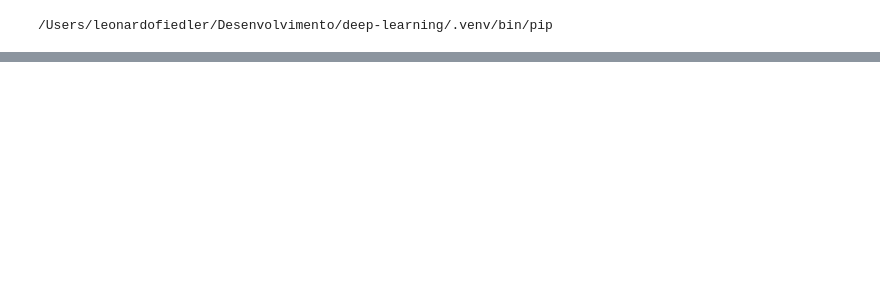
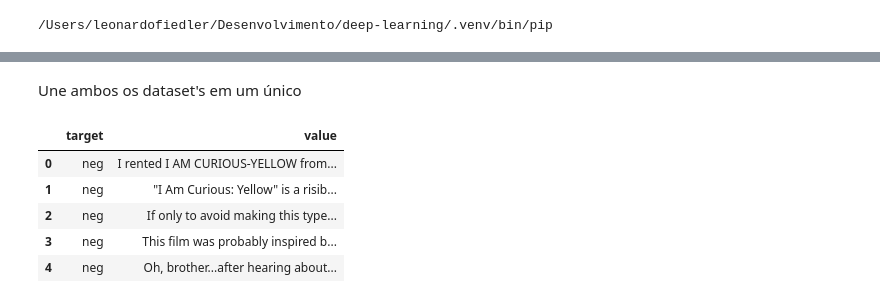
Before and after one commit to leonardoFiedler/deep-learning-python-furb, a Jupyter notebook: Trabalho.ipynb, the cells around one changed output, grey strips where cells are left out. Saved outputs shown, nothing was run; the diff lists cells and outputs as text; code cells hidden in the pictures; blank space fills up the shorter version.

```diff
--- a/Trabalho.ipynb
+++ b/Trabalho.ipynb
@@ -47,0 +61,13 @@ df_test.head()
+# %% [markdown]
+Une ambos os dataset's em um único
+# %%
+df_data = df_train.append(df_test)
+
+df_data.head()
+# %% [output]
+|  | target | value |
+| 0 | neg | I rented I AM CURIOUS-YELLOW from... |
+| 1 | neg | "I Am Curious: Yellow" is a risib... |
+| 2 | neg | If only to avoid making this type... |
+| 3 | neg | This film was probably inspired b... |
+| 4 | neg | Oh, brother...after hearing about... |
```
Also changed, not shown: parts of 45 cells of this notebook, 1 other file.
